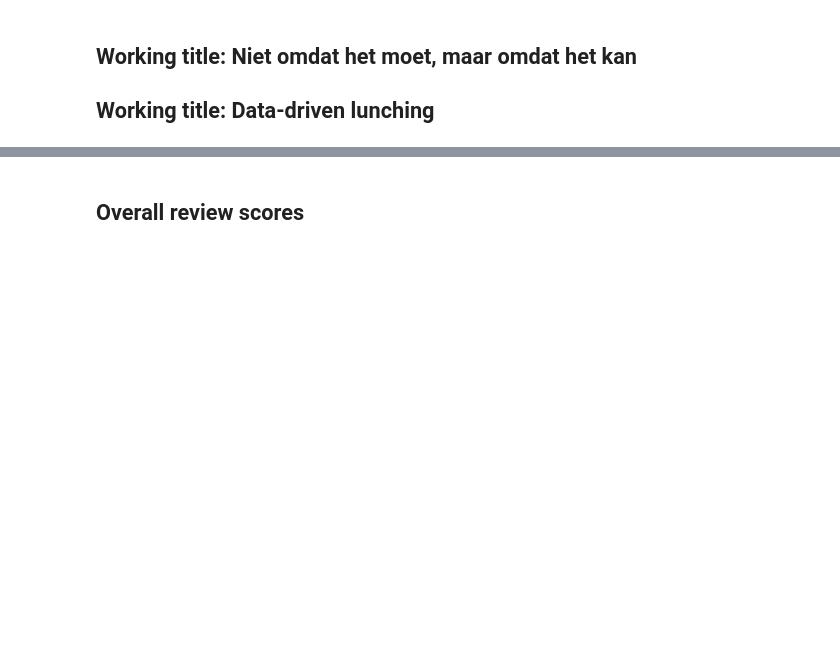
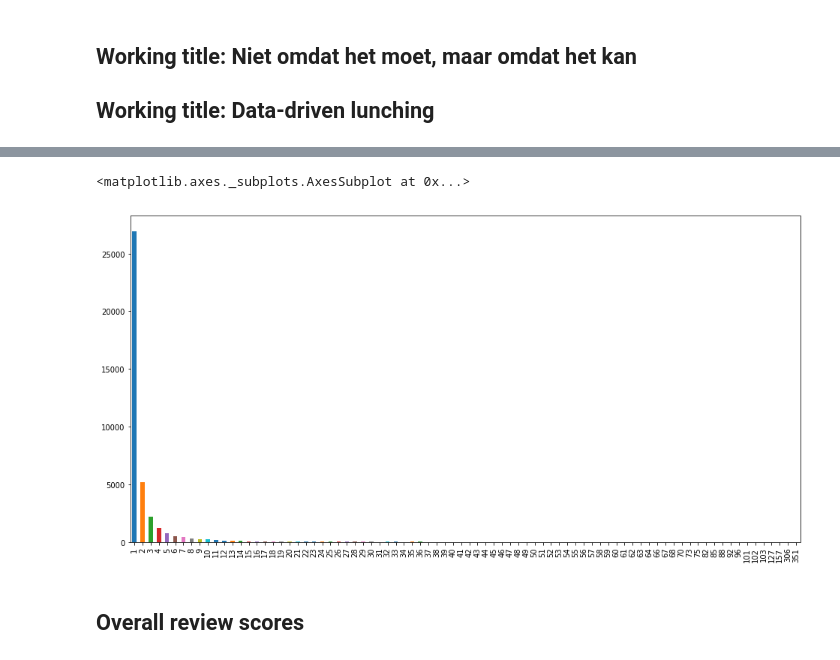
Before and after one commit to roelbertens/scrape_save_search, a Jupyter notebook: notebooks/analyse-reviews_rb.ipynb, the cells around one changed output, grey strips where cells are left out. Drawn from its saved outputs; the diff is of its cells as text; code cells hidden in the pictures; blank space fills up the shorter version.

```diff
--- a/notebooks/analyse-reviews_rb.ipynb
+++ b/notebooks/analyse-reviews_rb.ipynb
@@ -115,3 +137,9 @@ df.head().T
+# %%
+# number of reviews per reviewer
+df.groupby('reviewer').count().name.value_counts().sort_index().plot.bar(figsize=(16,8))
+# %% [output]
+<matplotlib.axes._subplots.AxesSubplot at 0x...>
+[figure, added]
 # %% [markdown]
 ## Overall review scores
 # %%
```
Also changed, not shown: parts of 26 cells of this notebook, 1 other file.
